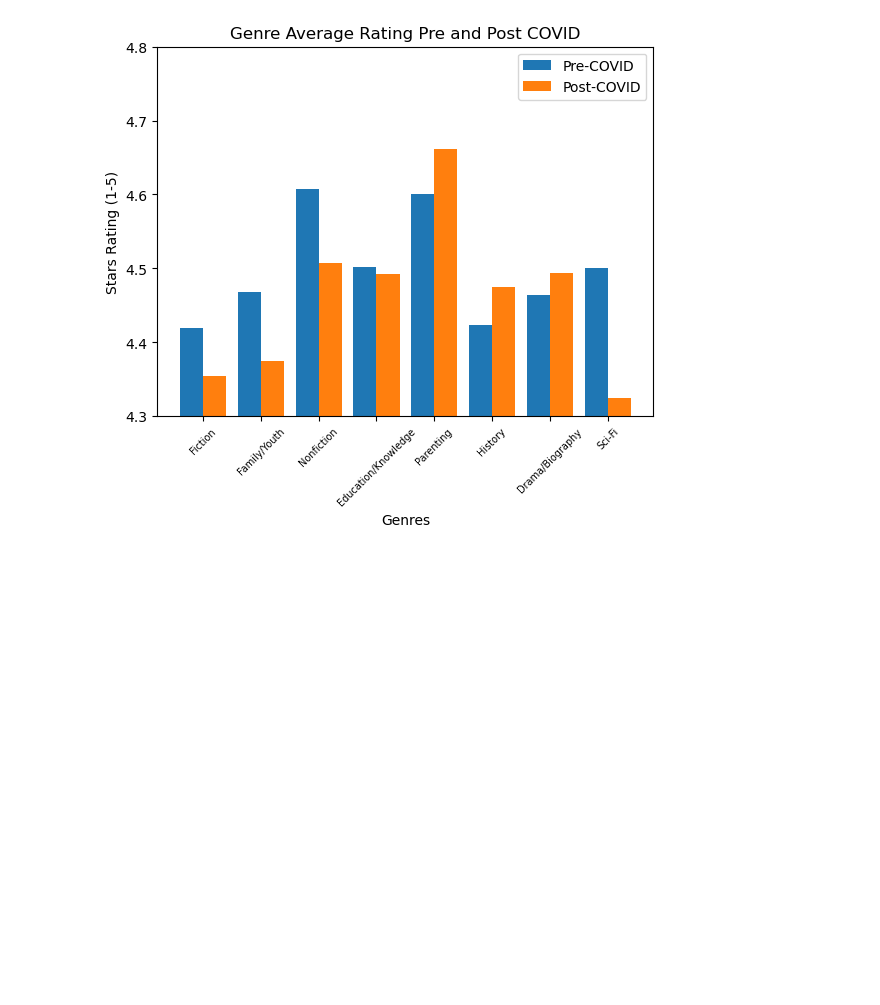
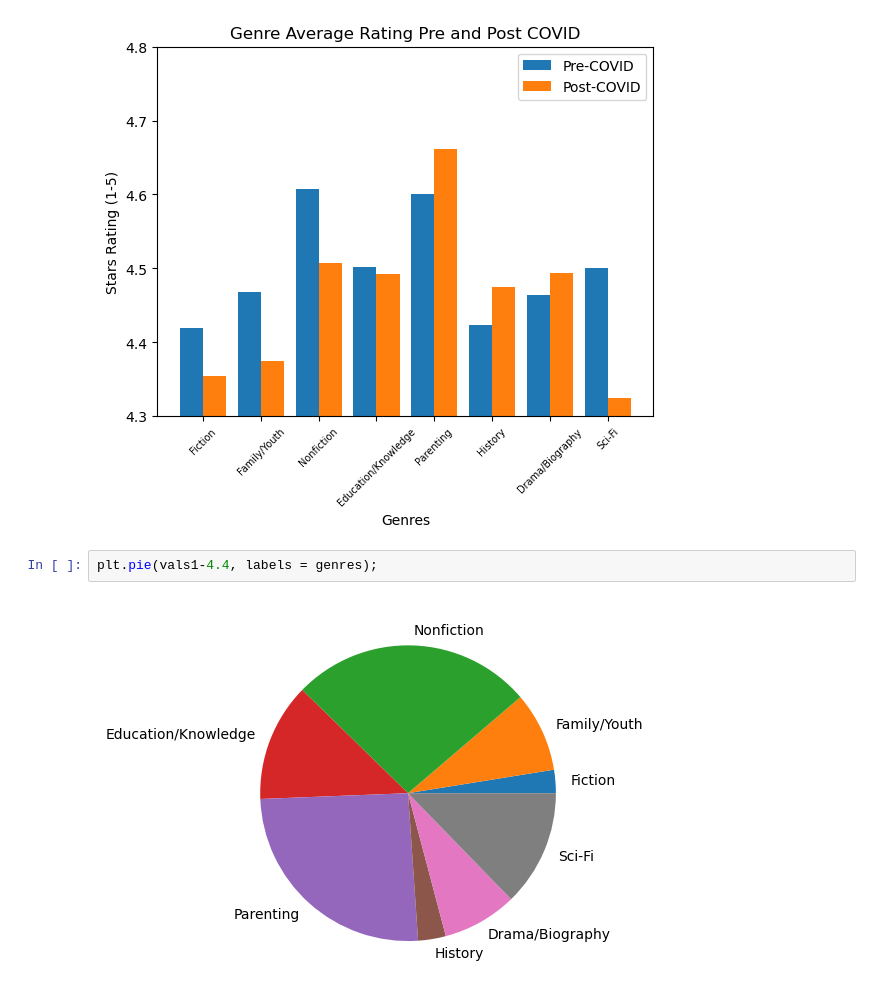
Before and after one commit to e-hdz130504/CPSC368-Phase-4, a Jupyter notebook: Q1_Visualization.ipynb, the cells around one changed output. Cells and saved outputs as stored; diff of their text form; blank space fills up the shorter version.

```diff
--- a/Q1_Visualization.ipynb
+++ b/Q1_Visualization.ipynb
@@ -172,3 +172,7 @@ plt.savefig('Q1')
 plt.show()
 # %% [output]
 [figure]
+# %%
+plt.pie(vals1-4.4, labels = genres);
+# %% [output]
+[figure, added]
```
